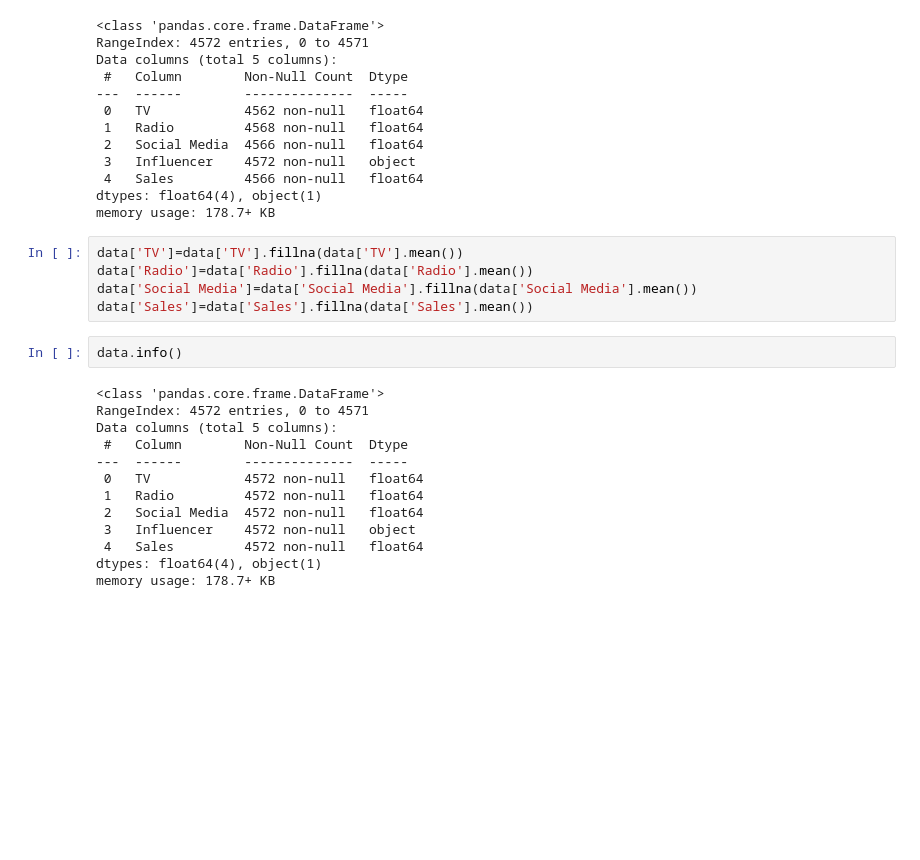
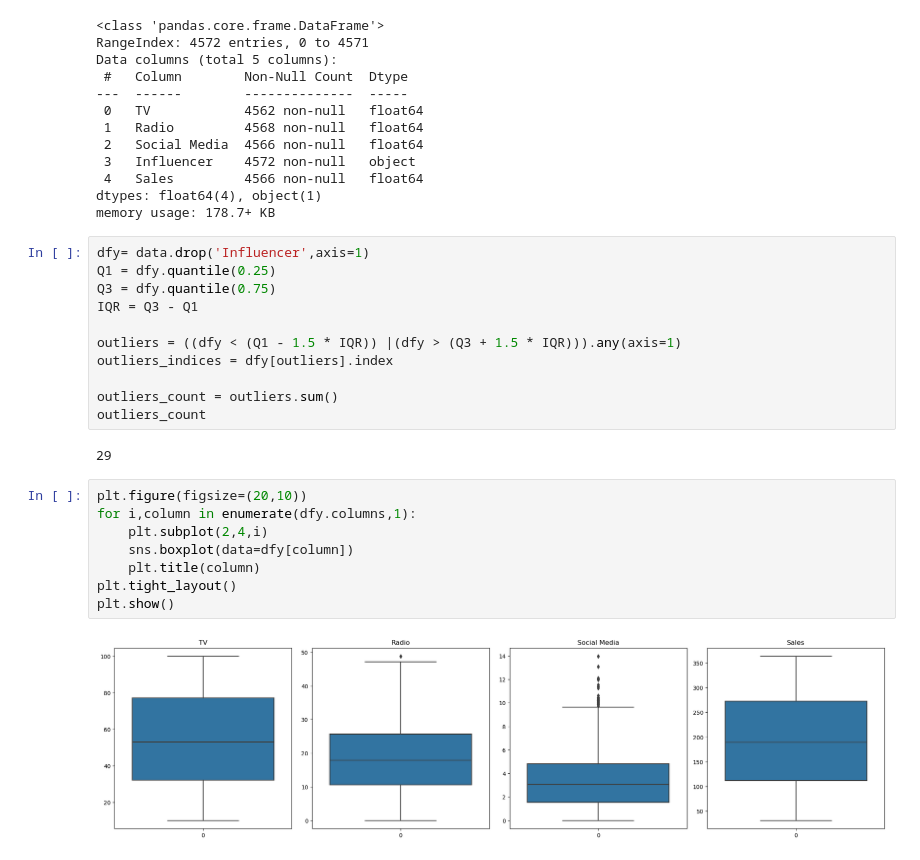
Before and after one commit to Glamorous9754/Practice-in-Jupyter, a Jupyter notebook: Assignment_3.ipynb, the cells around one changed output. Saved outputs shown, nothing was run; the diff lists cells and outputs as text; blank space fills up the shorter version.

```diff
--- a/Assignment_3.ipynb
+++ b/Assignment_3.ipynb
@@ -32,23 +33,26 @@ Data columns (total 5 columns):
  4   Sales         4566 non-null   float64
 dtypes: float64(4), object(1)
 memory usage: 178.7+ KB
-# %%
-data['TV']=data['TV'].fillna(data['TV'].mean())
-data['Radio']=data['Radio'].fillna(data['Radio'].mean())
-data['Social Media']=data['Social Media'].fillna(data['Social Media'].mean())
-data['Sales']=data['Sales'].fillna(data['Sales'].mean())
-# %%
-data.info()
-# %% [output]
-<class 'pandas.core.frame.DataFrame'>
-RangeIndex: 4572 entries, 0 to 4571
-Data columns (total 5 columns):
- #   Column        Non-Null Count  Dtype
----  ------        --------------  -----
- 0   TV            4572 non-null   float64
- 1   Radio         4572 non-null   float64
- 2   Social Media  4572 non-null   float64
- 3   Influencer    4572 non-null   object
- 4   Sales         4572 non-null   float64
-dtypes: float64(4), object(1)
-memory usage: 178.7+ KB
+# %%
+dfy= data.drop('Influencer',axis=1)
+Q1 = dfy.quantile(0.25)
+Q3 = dfy.quantile(0.75)
+IQR = Q3 - Q1
+
+outliers = ((dfy < (Q1 - 1.5 * IQR)) |(dfy > (Q3 + 1.5 * IQR))).any(axis=1)
+outliers_indices = dfy[outliers].index
+
+outliers_count = outliers.sum()
+outliers_count
+# %% [output]
+29
+# %%
+plt.figure(figsize=(20,10))
+for i,column in enumerate(dfy.columns,1):
+    plt.subplot(2,4,i)
+    sns.boxplot(data=dfy[column])
+    plt.title(column)
+plt.tight_layout()
+plt.show()
+# %% [output]
+[figure, added]
```
Also changed, not shown: parts of 33 cells of this notebook, 1 other file.
